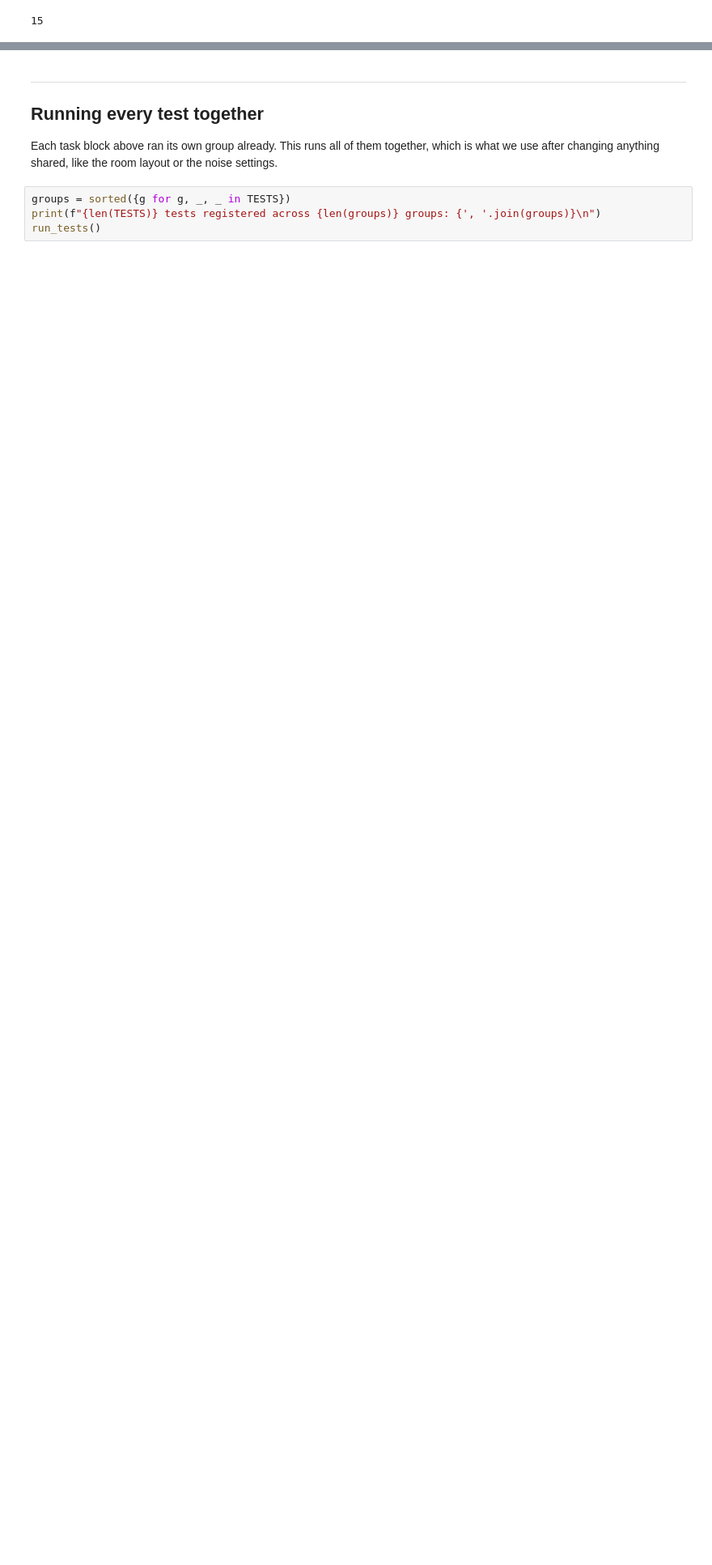
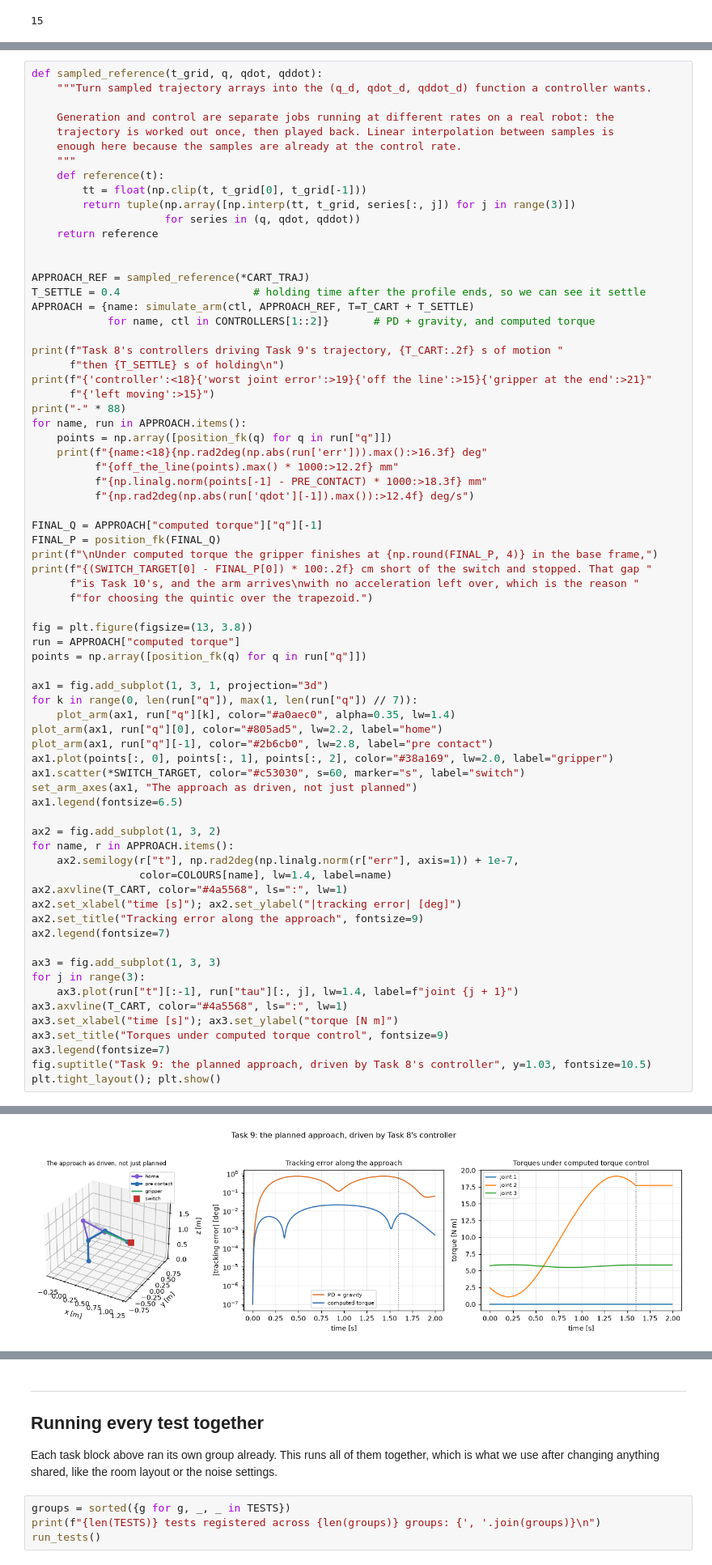
Before and after one commit to JGreenwald538/robotics-final-project, a Jupyter notebook: Project_Scenario_C.ipynb, the cells around one changed output, grey strips where cells are left out. Shown at 81% size. Drawn from its saved outputs; the diff is of its cells as text; blank space fills up the shorter version.

```diff
--- a/Project_Scenario_C.ipynb
+++ b/Project_Scenario_C.ipynb
@@ -4065,0 +5231,72 @@ run_tests("Task 7")
+# %%
+def sampled_reference(t_grid, q, qdot, qddot):
+    """Turn sampled trajectory arrays into the (q_d, qdot_d, qddot_d) function a controller wants.
+
+    Generation and control are separate jobs running at different rates on a real robot: the
+    trajectory is worked out once, then played back. Linear interpolation between samples is
+    enough here because the samples are already at the control rate.
+    """
+    def reference(t):
+        tt = float(np.clip(t, t_grid[0], t_grid[-1]))
+        return tuple(np.array([np.interp(tt, t_grid, series[:, j]) for j in range(3)])
+                     for series in (q, qdot, qddot))
+    return reference
+
+
+APPROACH_REF = sampled_reference(*CART_TRAJ)
+T_SETTLE = 0.4                     # holding time after the profile ends, so we can see it settle
+APPROACH = {name: simulate_arm(ctl, APPROACH_REF, T=T_CART + T_SETTLE)
+            for name, ctl in CONTROLLERS[1::2]}       # PD + gravity, and computed torque
+
+print(f"Task 8's controllers driving Task 9's trajectory, {T_CART:.2f} s of motion "
+      f"then {T_SETTLE} s of holding\n")
+print(f"{'controller':<18}{'worst joint error':>19}{'off the line':>15}{'gripper at the end':>21}"
+      f"{'left moving':>15}")
+print("-" * 88)
+for name, run in APPROACH.items():
+    points = np.array([position_fk(q) for q in run["q"]])
+    print(f"{name:<18}{np.rad2deg(np.abs(run['err'])).max():>16.3f} deg"
+          f"{off_the_line(points).max() * 1000:>12.2f} mm"
+          f"{np.linalg.norm(points[-1] - PRE_CONTACT) * 1000:>18.3f} mm"
+          f"{np.rad2deg(np.abs(run['qdot'][-1]).max()):>12.4f} deg/s")
+
+FINAL_Q = APPROACH["computed torque"]["q"][-1]
+FINAL_P = position_fk(FINAL_Q)
+print(f"\nUnder computed torque the gripper finishes at {np.round(FINAL_P, 4)} in the base frame,")
+print(f"{(SWITCH_TARGET[0] - FINAL_P[0]) * 100:.2f} cm short of the switch and stopped. That gap "
+      f"is Task 10's, and the arm arrives\nwith no acceleration left over, which is the reason "
+      f"for choosing the quintic over the trapezoid.")
+
+fig = plt.figure(figsize=(13, 3.8))
+run = APPROACH["computed torque"]
+points = np.array([position_fk(q) for q in run["q"]])
+
+ax1 = fig.add_subplot(1, 3, 1, projection="3d")
+for k in range(0, len(run["q"]), max(1, len(run["q"]) // 7)):
+    plot_arm(ax1, run["q"][k], color="#a0aec0", alpha=0.35, lw=1.4)
+plot_arm(ax1, run["q"][0], color="#805ad5", lw=2.2, label="home")
+plot_arm(ax1, run["q"][-1], color="#2b6cb0", lw=2.8, label="pre contact")
+ax1.plot(points[:, 0], points[:, 1], points[:, 2], color="#38a169", lw=2.0, label="gripper")
+ax1.scatter(*SWITCH_TARGET, color="#c53030", s=60, marker="s", label="switch")
+set_arm_axes(ax1, "The approach as driven, not just planned")
+ax1.legend(fontsize=6.5)
+
+ax2 = fig.add_subplot(1, 3, 2)
+for name, r in APPROACH.items():
+    ax2.semilogy(r["t"], np.rad2deg(np.linalg.norm(r["err"], axis=1)) + 1e-7,
+                 color=COLOURS[name], lw=1.4, label=name)
+ax2.axvline(T_CART, color="#4a5568", ls=":", lw=1)
+ax2.set_xlabel("time [s]"); ax2.set_ylabel("|tracking error| [deg]")
+ax2.set_title("Tracking error along the approach", fontsize=9)
+ax2.legend(fontsize=7)
+
+ax3 = fig.add_subplot(1, 3, 3)
+for j in range(3):
+    ax3.plot(run["t"][:-1], run["tau"][:, j], lw=1.4, label=f"joint {j + 1}")
+ax3.axvline(T_CART, color="#4a5568", ls=":", lw=1)
+ax3.set_xlabel("time [s]"); ax3.set_ylabel("torque [N m]")
+ax3.set_title("Torques under computed torque control", fontsize=9)
+ax3.legend(fontsize=7)
+fig.suptitle("Task 9: the planned approach, driven by Task 8's controller", y=1.03, fontsize=10.5)
+plt.tight_layout(); plt.show()
+# %% [output]
@@ -4065,0 +5313 @@ run_tests("Task 7")
+[figure, added]
```
Also changed, not shown: parts of 25 cells of this notebook, 1 other file.
